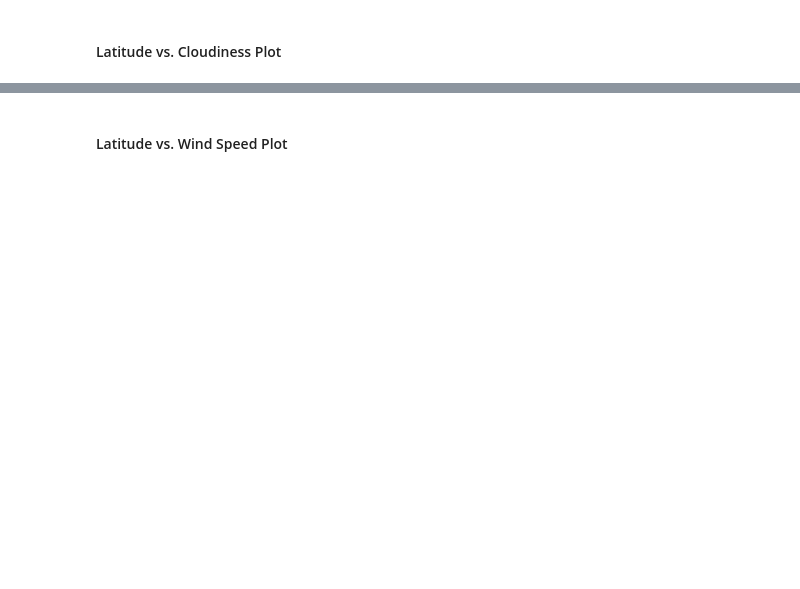
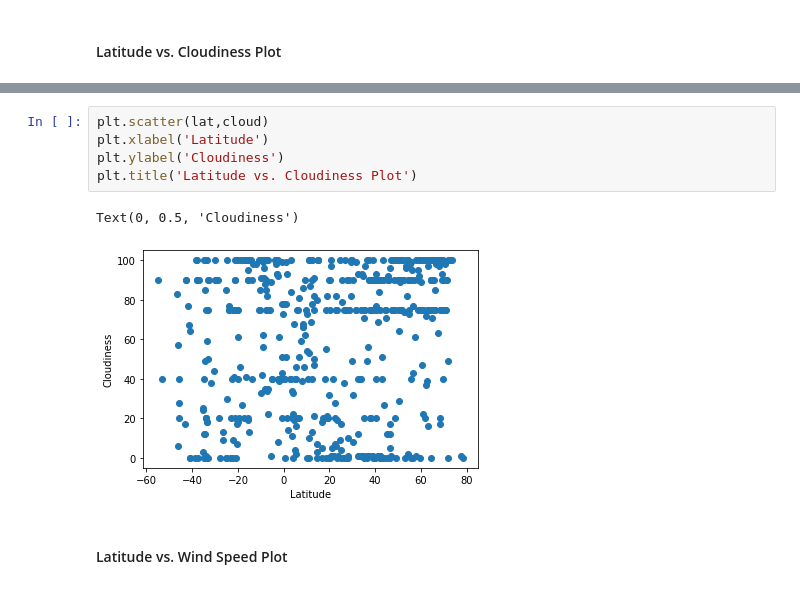
Before and after one commit to fkarimov69/python-api-challenge, a Jupyter notebook: WeatherPy/WeatherPy.ipynb, the cells around one changed output, grey strips where cells are left out. Saved outputs shown, nothing was run; the diff lists cells and outputs as text; blank space fills up the shorter version.

```diff
--- a/WeatherPy/WeatherPy.ipynb
+++ b/WeatherPy/WeatherPy.ipynb
@@ -155,2 +161,10 @@ dtype: int64
+# %%
+plt.scatter(lat,cloud)
+plt.xlabel('Latitude')
+plt.ylabel('Cloudiness')
+plt.title('Latitude vs. Cloudiness Plot')
+# %% [output]
+Text(0, 0.5, 'Cloudiness')
+[figure, added]
 # %% [markdown]
 #### Latitude vs. Wind Speed Plot
```
Also changed, not shown: parts of 34 cells of this notebook, 1 other file.
